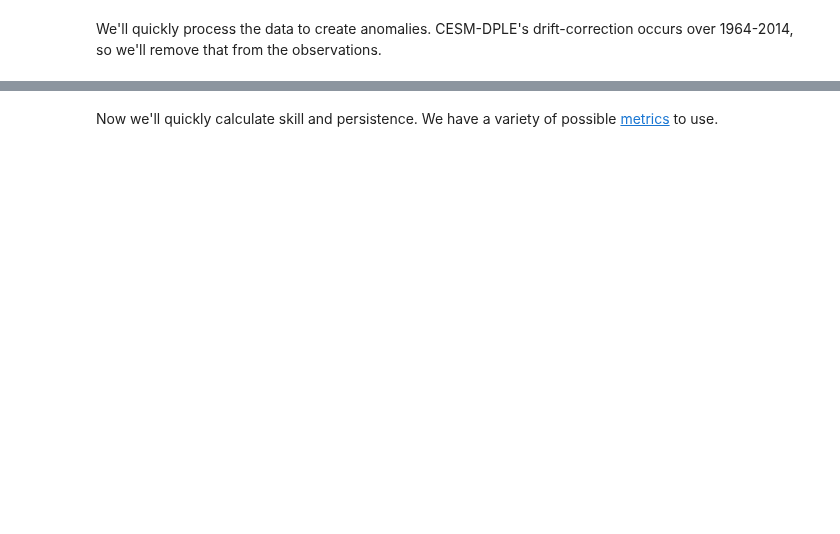
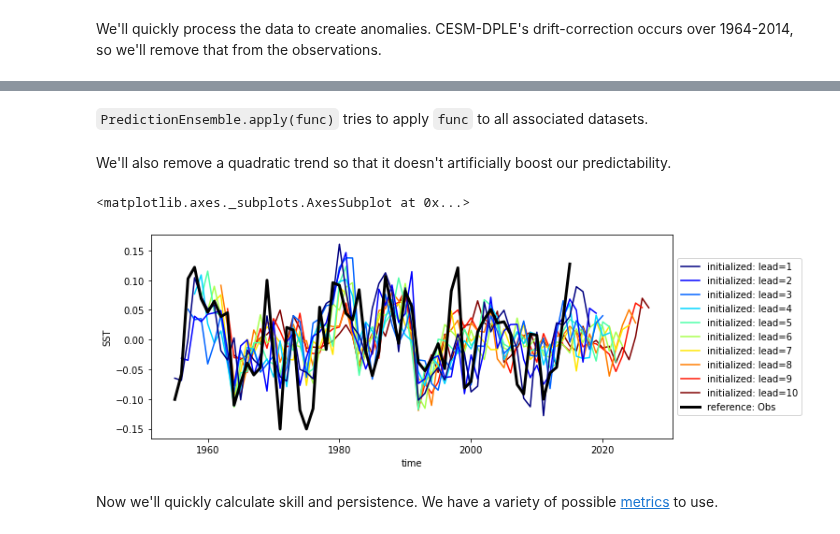
Before and after one commit to pangeo-data/climpred, a Jupyter notebook: docs/source/quick-start.ipynb, the cells around one changed output, grey strips where cells are left out. Cells and saved outputs as stored; diff of their text form; code cells hidden in the pictures; blank space fills up the shorter version.

```diff
--- a/docs/source/quick-start.ipynb
+++ b/docs/source/quick-start.ipynb
@@ -86,3 +81,15 @@ Uninitialized:
+# %% [markdown]
+`PredictionEnsemble.apply(func)` tries to apply `func` to all associated datasets.
+# %% [markdown]
+We'll also remove a quadratic trend so that it doesn't artificially boost our predictability.
+# %%
+from climpred.stats import rm_poly
+order=2
+hindcast = hindcast.apply(rm_poly, dim='init', order=order).apply(rm_poly, dim='time', order=order)
+hindcast.plot()
+# %% [output]
+<matplotlib.axes._subplots.AxesSubplot at 0x...>
+[figure, added]
 # %% [markdown]
 Now we'll quickly calculate skill and persistence. We have a variety of possible [metrics](https://climpred.readthedocs.io/en/latest/metrics.html) to use.
 # %%
```
Also changed, not shown: parts of 16 cells of this notebook.
